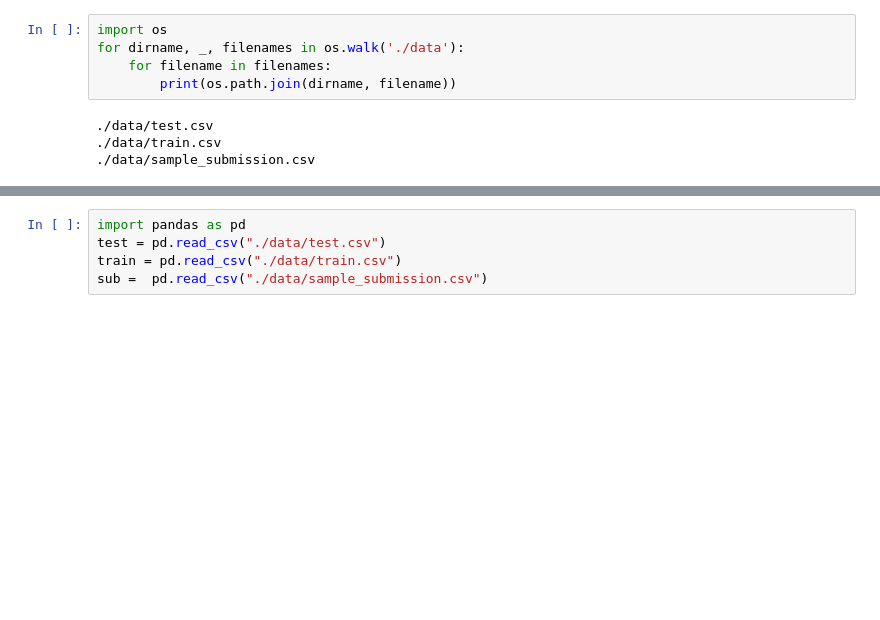
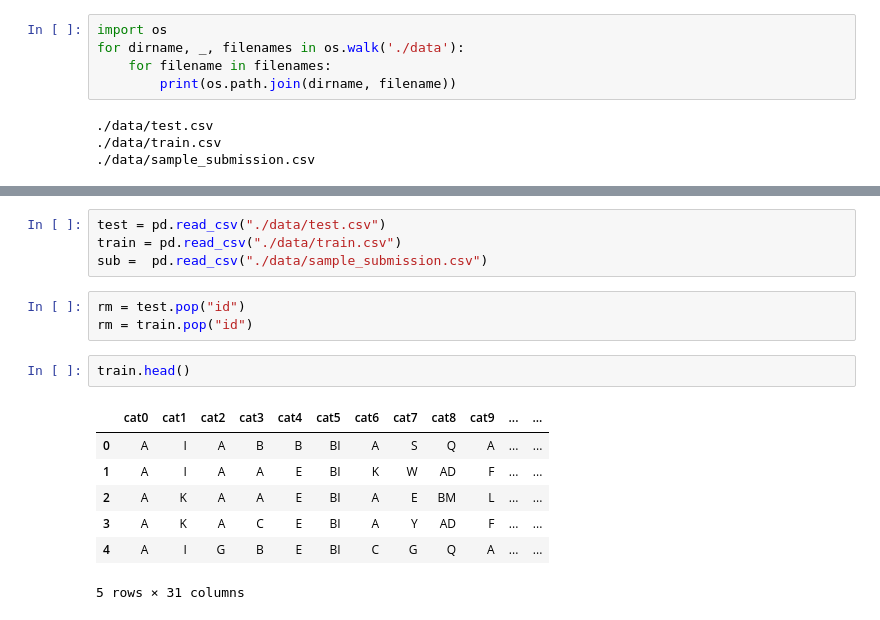
Before and after one commit to fyenne/tf24, a Jupyter notebook: mar_kaggle/mar.ipynb, the cells around one changed output, grey strips where cells are left out. Cells and saved outputs as stored; diff of their text form; blank space fills up the shorter version.

```diff
--- a/mar_kaggle/mar.ipynb
+++ b/mar_kaggle/mar.ipynb
@@ -10,5 +18,17 @@ for dirname, _, filenames in os.walk('./data'):
 # %%
-import pandas as pd
 test = pd.read_csv("./data/test.csv")
 train = pd.read_csv("./data/train.csv")
 sub =  pd.read_csv("./data/sample_submission.csv")
+# %%
+rm = test.pop("id")
+rm = train.pop("id")
+# %%
+train.head()
+# %% [output]
+|  | cat0 | cat1 | cat2 | cat3 | cat4 | cat5 | cat6 | cat7 | cat8 | cat9 | ... | ... |
+| 0 | A | I | A | B | B | BI | A | S | Q | A | ... | ... |
+| 1 | A | I | A | A | E | BI | K | W | AD | F | ... | ... |
+| 2 | A | K | A | A | E | BI | A | E | BM | L | ... | ... |
+| 3 | A | K | A | C | E | BI | A | Y | AD | F | ... | ... |
+| 4 | A | I | G | B | E | BI | C | G | Q | A | ... | ... |
+5 rows × 31 columns
```
Also changed, not shown: parts of 20 cells of this notebook.
